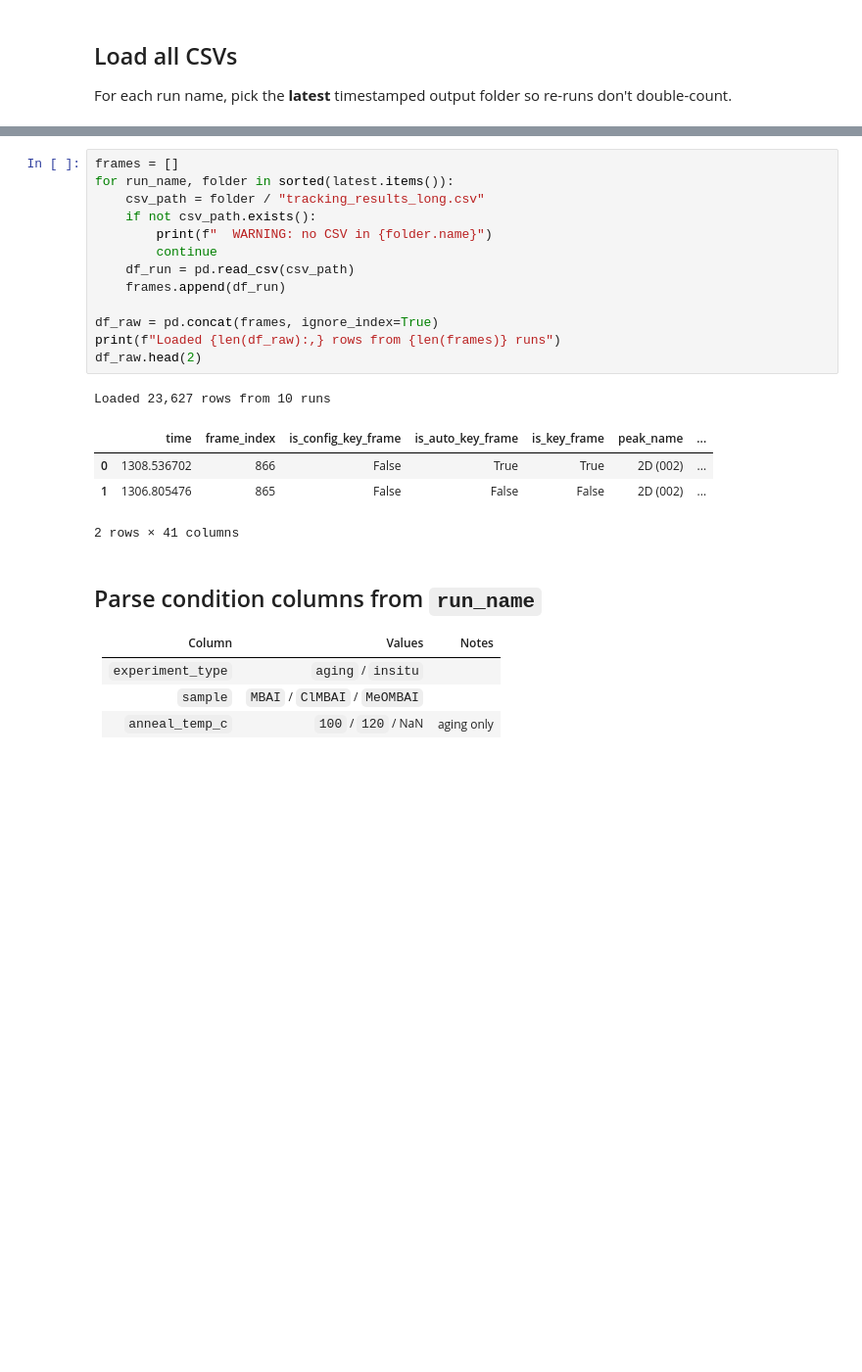
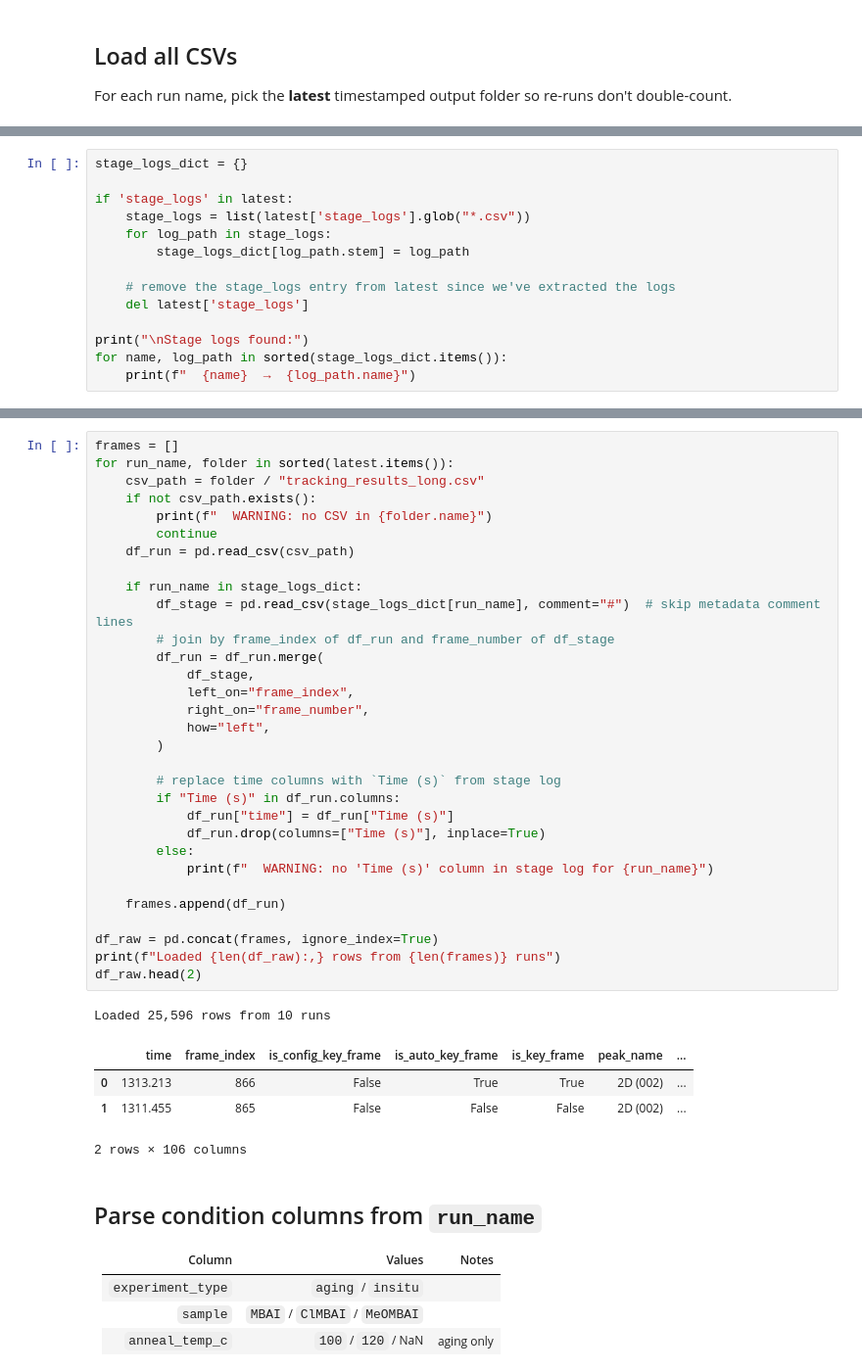
Before and after one commit to yyrliu/als-xrd-12-3-2, a Jupyter notebook: peak_tracking_analysis.ipynb, the cells around one changed output, grey strips where cells are left out. Shown at 98% size. Saved outputs shown, nothing was run; the diff lists cells and outputs as text; blank space fills up the shorter version.

```diff
--- a/peak_tracking_analysis.ipynb
+++ b/peak_tracking_analysis.ipynb
@@ -44,0 +46,14 @@ Found 10 runs:
+# %%
+stage_logs_dict = {}
+
+if 'stage_logs' in latest:
+    stage_logs = list(latest['stage_logs'].glob("*.csv"))
+    for log_path in stage_logs:
+        stage_logs_dict[log_path.stem] = log_path
+
+    # remove the stage_logs entry from latest since we've extracted the logs
+    del latest['stage_logs']
+
+print("\nStage logs found:")
+for name, log_path in sorted(stage_logs_dict.items()):
+    print(f"  {name}  →  {log_path.name}")
@@ -45,22 +72,40 @@ Found 10 runs:
 # %%
 frames = []
 for run_name, folder in sorted(latest.items()):
     csv_path = folder / "tracking_results_long.csv"
     if not csv_path.exists():
         print(f"  WARNING: no CSV in {folder.name}")
         continue
     df_run = pd.read_csv(csv_path)
+
+    if run_name in stage_logs_dict:
+        df_stage = pd.read_csv(stage_logs_dict[run_name], comment="#")  # skip metadata comment lines
+        # join by frame_index of df_run and frame_number of df_stage
+        df_run = df_run.merge(
+            df_stage,
+            left_on="frame_index",
+            right_on="frame_number",
+            how="left",
+        )
+
+        # replace time columns with `Time (s)` from stage log
+        if "Time (s)" in df_run.columns:
+            df_run["time"] = df_run["Time (s)"]
+            df_run.drop(columns=["Time (s)"], inplace=True)
+        else:
+            print(f"  WARNING: no 'Time (s)' column in stage log for {run_name}")
+
     frames.append(df_run)
 
 df_raw = pd.concat(frames, ignore_index=True)
 print(f"Loaded {len(df_raw):,} rows from {len(frames)} runs")
 df_raw.head(2)
 # %% [output]
-Loaded 23,627 rows from 10 runs
+Loaded 25,596 rows from 10 runs
 |  | time | frame_index | is_config_key_frame | is_auto_key_frame | is_key_frame | peak_name | ... |
-| 0 | 1308.536702 | 866 | False | True | True | 2D (002) | ... |
-| 1 | 1306.805476 | 865 | False | False | False | 2D (002) | ... |
+| 0 | 1313.213 | 866 | False | True | True | 2D (002) | ... |
+| 1 | 1311.455 | 865 | False | False | False | 2D (002) | ... |
-2 rows × 41 columns
+2 rows × 106 columns
 # %% [markdown]
 ## Parse condition columns from `run_name`
 
```
Also changed, not shown: parts of 5 cells of this notebook, 1 other file.
